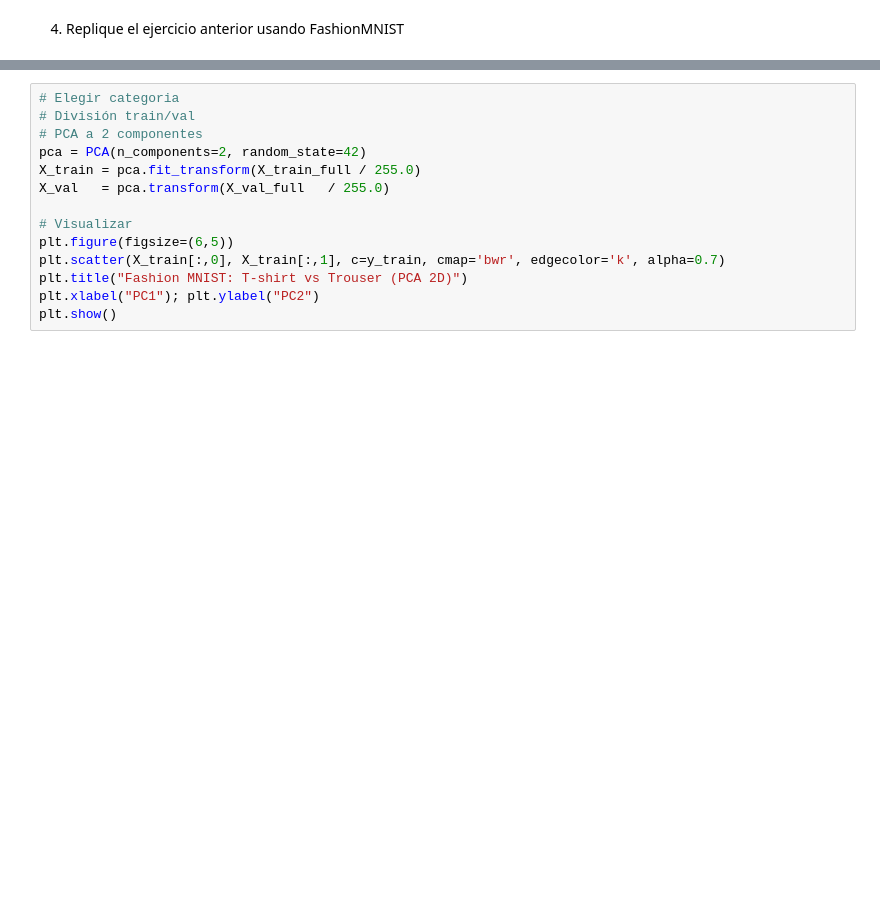
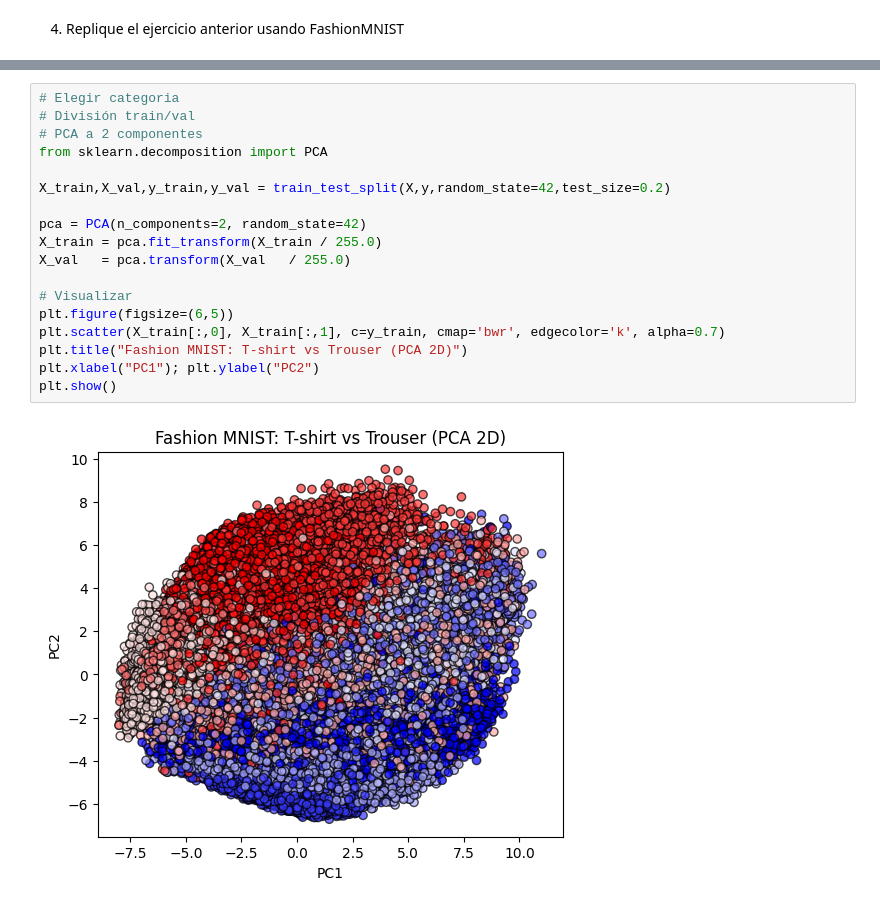
Before and after one commit to paquev/machine_learning, a Jupyter notebook: diplomado_uc/introduccion al machine learning/notebooks_clases/SVM_2.ipynb, the cells around one changed output, grey strips where cells are left out. Cells and saved outputs as stored; diff of their text form; blank space fills up the shorter version.

```diff
--- a/diplomado_uc/introduccion al machine learning/notebooks_clases/SVM_2.ipynb
+++ b/diplomado_uc/introduccion al machine learning/notebooks_clases/SVM_2.ipynb
@@ -62,15 +121,21 @@ plt.show()
 # %%
 # Elegir categoria
 # División train/val
 # PCA a 2 componentes
+from sklearn.decomposition import PCA
+
+X_train,X_val,y_train,y_val = train_test_split(X,y,random_state=42,test_size=0.2)
+
 pca = PCA(n_components=2, random_state=42)
-X_train = pca.fit_transform(X_train_full / 255.0)
-X_val   = pca.transform(X_val_full   / 255.0)
+X_train = pca.fit_transform(X_train / 255.0)
+X_val   = pca.transform(X_val   / 255.0)
 
 # Visualizar
 plt.figure(figsize=(6,5))
 plt.scatter(X_train[:,0], X_train[:,1], c=y_train, cmap='bwr', edgecolor='k', alpha=0.7)
 plt.title("Fashion MNIST: T-shirt vs Trouser (PCA 2D)")
 plt.xlabel("PC1"); plt.ylabel("PC2")
 plt.show()
+# %% [output]
+[figure, added]
 # %%
```
Also changed, not shown: parts of 8 cells of this notebook, 15 other files.
